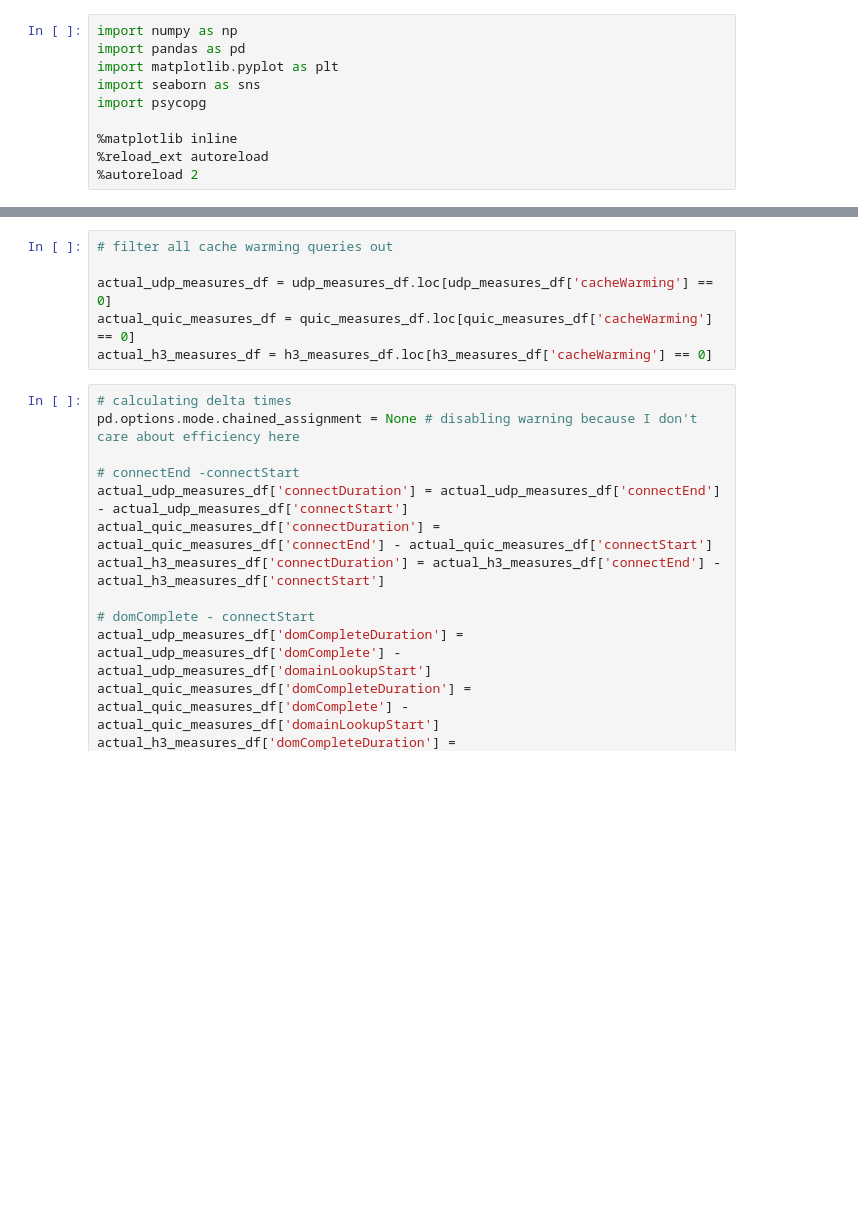
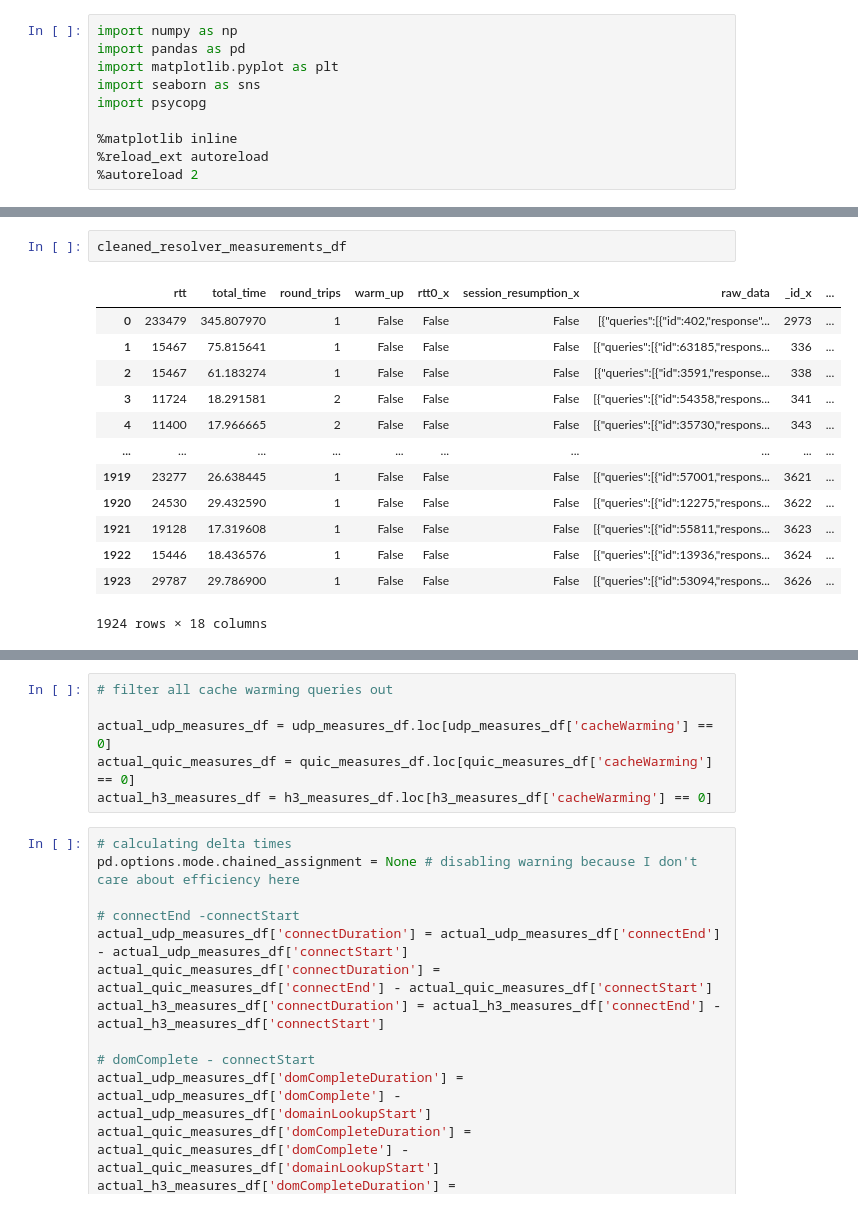
Before and after one commit to philipp0x62/web-performance, a Jupyter notebook: analysis/dns-measurement-analysis.ipynb, the cells around one changed output, grey strips where cells are left out. Drawn from its saved outputs; the diff is of its cells as text; blank space fills up the shorter version.

```diff
--- a/analysis/dns-measurement-analysis.ipynb
+++ b/analysis/dns-measurement-analysis.ipynb
@@ -503,0 +406,16 @@ db.rollback()
+# %%
+cleaned_resolver_measurements_df
+# %% [output]
+|  | rtt | total_time | round_trips | warm_up | rtt0_x | session_resumption_x | raw_data | _id_x | ... |
+| 0 | 233479 | 345.807970 | 1 | False | False | False | [{"queries":[{"id":402,"response"... | 2973 | ... |
+| 1 | 15467 | 75.815641 | 1 | False | False | False | [{"queries":[{"id":63185,"respons... | 336 | ... |
+| 2 | 15467 | 61.183274 | 1 | False | False | False | [{"queries":[{"id":3591,"response... | 338 | ... |
+| 3 | 11724 | 18.291581 | 2 | False | False | False | [{"queries":[{"id":54358,"respons... | 341 | ... |
+| 4 | 11400 | 17.966665 | 2 | False | False | False | [{"queries":[{"id":35730,"respons... | 343 | ... |
+| ... | ... | ... | ... | ... | ... | ... | ... | ... | ... |
+| 1919 | 23277 | 26.638445 | 1 | False | False | False | [{"queries":[{"id":57001,"respons... | 3621 | ... |
+| 1920 | 24530 | 29.432590 | 1 | False | False | False | [{"queries":[{"id":12275,"respons... | 3622 | ... |
+| 1921 | 19128 | 17.319608 | 1 | False | False | False | [{"queries":[{"id":55811,"respons... | 3623 | ... |
+| 1922 | 15446 | 18.436576 | 1 | False | False | False | [{"queries":[{"id":13936,"respons... | 3624 | ... |
+| 1923 | 29787 | 29.786900 | 1 | False | False | False | [{"queries":[{"id":53094,"respons... | 3626 | ... |
+1924 rows × 18 columns
```
Also changed, not shown: parts of 47 cells of this notebook.
